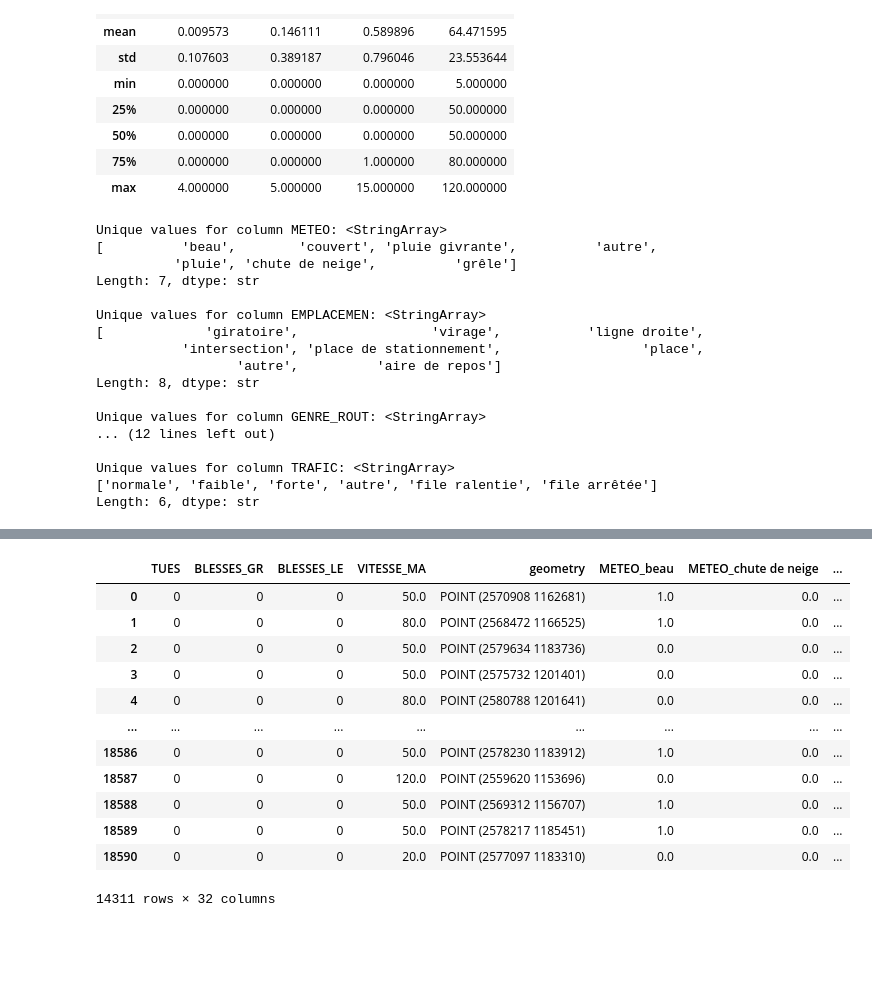
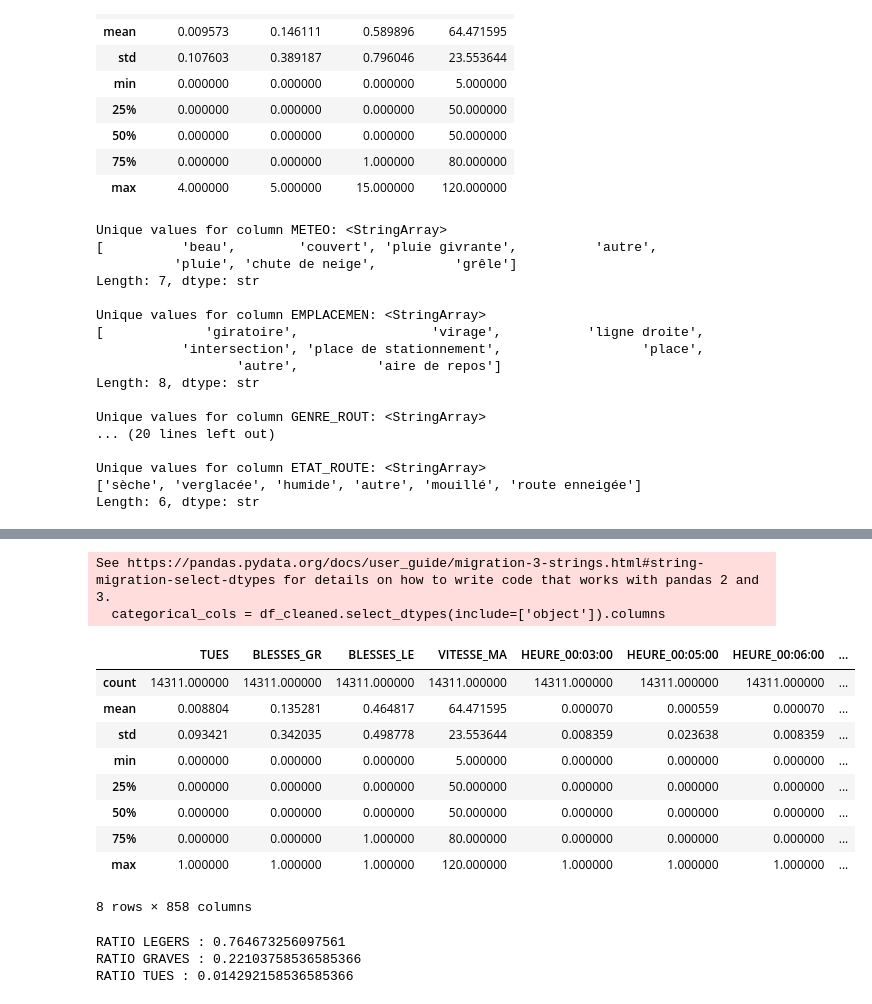
Before and after one commit to val-mon/sos-routier, a Jupyter notebook: classifier.ipynb, the cells around one changed output, grey strips where cells are left out. Drawn from its saved outputs; the diff is of its cells as text; code cells hidden in the pictures; blank space fills up the shorter version.

Commit message:
dev: Random forest, Gradient Boosting and NN

```diff
--- a/classifier.ipynb
+++ b/classifier.ipynb
@@ -79,7 +79,7 @@ dtype: int64
 
 #Drop columns with informations we could not get
 #TODO : SEE AGAINM WHICH COLUMNS TO DROP; MIGHT BE KEEP SOME OF THEM BY USING THE INFOS OF RETRANSCRIPTION ?
-COLUMNS_TO_DROP = ['ECLAIRAGE', 'ETAT_ROUTE', 'DOMMAGES_M', 'PRIORITE', 'TYPE_VALEU', 'TYPE_COMPL', 'GRAVITE_VA']
+COLUMNS_TO_DROP = ['DOMMAGES_M', 'PRIORITE', 'TYPE_VALEU', 'TYPE_COMPL', 'GRAVITE_VA']
 
 if all(col in df.columns for col in COLUMNS_TO_DROP):
     df.drop(columns=COLUMNS_TO_DROP, inplace=True)
@@ -98,7 +98,7 @@ df.describe()
 # %%
 #get unique values for each column
 #REMOVED FROM THE LIST : 'ETAT_ROUTE', 'PRIORITE', 'ECLAIRAGE', , 'TYPE_VALEU', 'TYPE_COMPL', 'GRAVITE_VA'
-UNIQUE_COLUMNS_TO_CHECK = ['METEO', 'EMPLACEMEN', 'GENRE_ROUT', 'LOCALITE',  'LUMIERE', 'TRAFIC']
+UNIQUE_COLUMNS_TO_CHECK = ['METEO', 'EMPLACEMEN', 'GENRE_ROUT', 'LOCALITE',  'ECLAIRAGE', 'LUMIERE', 'TRAFIC', 'ETAT_ROUTE']
 for col in UNIQUE_COLUMNS_TO_CHECK:
     print(f"Unique values for column {col}: {df[col].unique()}\n")
 # %% [output]
@@ -114,10 +114,10 @@ Unique values for column EMPLACEMEN: <StringArray>
 Length: 8, dtype: str
 
 Unique values for column GENRE_ROUT: <StringArray>
-... (12 lines left out)
+... (20 lines left out)
 
-Unique values for column TRAFIC: <StringArray>
-['normale', 'faible', 'forte', 'autre', 'file ralentie', 'file arrêtée']
+Unique values for column ETAT_ROUTE: <StringArray>
+['sèche', 'verglacée', 'humide', 'autre', 'mouillé', 'route enneigée']
 Length: 6, dtype: str
 # %%
 from sklearn.preprocessing import OneHotEncoder
@@ -125,10 +125,11 @@ from sklearn.preprocessing import OneHotEncoder
 df_cleaned = df.copy()
 df_cleaned['DATE'] = pd.to_datetime(df['DATE'].str[:8], format='%Y%m%d')
 heure_str = df['HEURE'].str[-6:]
-df_cleaned['HEURE'] = pd.to_datetime(heure_str, format='%H%M%S').dt.time
+df_cleaned['HEURE'] = pd.to_datetime(heure_str, format='%H%M%S').dt.hour
+print(df_cleaned['HEURE'].head())
 
 
-df_cleaned.drop(columns=['DATE', 'HEURE', 'CAUSE'], inplace=True)
+df_cleaned.drop(columns=['DATE', 'CAUSE'], inplace=True)
 
 categorical_cols = df_cleaned.select_dtypes(include=['object']).columns
 
@@ -142,5 +143,8 @@ encoded_df = pd.DataFrame(
 )
 
 df_final = pd.concat([df_cleaned.drop(columns=categorical_cols), encoded_df], axis=1)
-df_final
+df_final.loc[df_final['TUES'] >= 1, 'TUES'] = 1
+df_final.loc[df_final['BLESSES_LE'] >= 1, 'BLESSES_LE'] = 1
+df_final.loc[df_final['BLESSES_GR'] >= 1, 'BLESSES_GR'] = 1
+df_final.describe()
 # %% [output]
@@ -149,16 +157,15 @@ See https://pandas.pydata.org/docs/user_guide/migration-3-strings.html#string-mi
+See https://pandas.pydata.org/docs/user_guide/migration-3-strings.html#string-migration-select-dtypes for details on how to write code that works with pandas 2 and 3.
+  categorical_cols = df_cleaned.select_dtypes(include=['object']).columns
-|  | TUES | BLESSES_GR | BLESSES_LE | VITESSE_MA | geometry | METEO_beau | METEO_chute de neige | ... |
-| 0 | 0 | 0 | 0 | 50.0 | POINT (2570908 1162681) | 1.0 | 0.0 | ... |
-| 1 | 0 | 0 | 0 | 80.0 | POINT (2568472 1166525) | 1.0 | 0.0 | ... |
-| 2 | 0 | 0 | 0 | 50.0 | POINT (2579634 1183736) | 0.0 | 0.0 | ... |
-| 3 | 0 | 0 | 0 | 50.0 | POINT (2575732 1201401) | 0.0 | 0.0 | ... |
-| 4 | 0 | 0 | 0 | 80.0 | POINT (2580788 1201641) | 0.0 | 0.0 | ... |
-| ... | ... | ... | ... | ... | ... | ... | ... | ... |
-| 18586 | 0 | 0 | 0 | 50.0 | POINT (2578230 1183912) | 1.0 | 0.0 | ... |
-| 18587 | 0 | 0 | 0 | 120.0 | POINT (2559620 1153696) | 0.0 | 0.0 | ... |
-| 18588 | 0 | 0 | 0 | 50.0 | POINT (2569312 1156707) | 1.0 | 0.0 | ... |
-| 18589 | 0 | 0 | 0 | 50.0 | POINT (2578217 1185451) | 1.0 | 0.0 | ... |
-| 18590 | 0 | 0 | 0 | 20.0 | POINT (2577097 1183310) | 0.0 | 0.0 | ... |
+|  | TUES | BLESSES_GR | BLESSES_LE | VITESSE_MA | HEURE_00:03:00 | HEURE_00:05:00 | HEURE_00:06:00 | ... |
+| count | 14311.000000 | 14311.000000 | 14311.000000 | 14311.000000 | 14311.000000 | 14311.000000 | 14311.000000 | ... |
+| mean | 0.008804 | 0.135281 | 0.464817 | 64.471595 | 0.000070 | 0.000559 | 0.000070 | ... |
+| std | 0.093421 | 0.342035 | 0.498778 | 23.553644 | 0.008359 | 0.023638 | 0.008359 | ... |
+| min | 0.000000 | 0.000000 | 0.000000 | 5.000000 | 0.000000 | 0.000000 | 0.000000 | ... |
+| 25% | 0.000000 | 0.000000 | 0.000000 | 50.000000 | 0.000000 | 0.000000 | 0.000000 | ... |
+| 50% | 0.000000 | 0.000000 | 0.000000 | 50.000000 | 0.000000 | 0.000000 | 0.000000 | ... |
+| 75% | 0.000000 | 0.000000 | 1.000000 | 80.000000 | 0.000000 | 0.000000 | 0.000000 | ... |
+| max | 1.000000 | 1.000000 | 1.000000 | 120.000000 | 1.000000 | 1.000000 | 1.000000 | ... |
-14311 rows × 32 columns
+8 rows × 858 columns
 # %%
 #TODO: SEE IF WE COULD KEEP IT FOR FURTHER VISUALIZATION....
 df_final.drop('geometry', inplace=True, axis=1)
@@ -165,8 +194,38 @@ df_final.drop('geometry', inplace=True, axis=1)
 # %%
 #train_val_test split
 from sklearn.model_selection import train_test_split
+from sklearn.ensemble import HistGradientBoostingRegressor
+from sklearn.multioutput import MultiOutputRegressor
 
 X_train, X_test, y_train, y_test = train_test_split(df_final.drop(columns=['TUES','BLESSES_GR','BLESSES_LE']), df_final[['TUES', 'BLESSES_GR', 'BLESSES_LE']], test_size=0.4, random_state=42)
+
+tues_train = y_train['TUES']
+graves_train = y_train['BLESSES_GR']
+legers_train = y_train['BLESSES_LE']
+
+total_tues = tues_train.sum()
+total_graves = graves_train.sum()
+total_legers = legers_train.sum()
+total_accidents = total_tues + total_graves + total_legers
+
+ratio_leger = total_legers / total_accidents+1e-6
+ratio_grave = total_graves / total_accidents+1e-6
+ratio_tue = total_tues / total_accidents+1e-6
+
+print(f"RATIO LEGERS : {ratio_leger}")
+print(f"RATIO GRAVES : {ratio_grave}")
+print(f"RATIO TUES : {ratio_tue}")
+
+sample_weights = (
+    1.0
+    + (y_train['BLESSES_LE'] * ratio_leger)
+    + (y_train['BLESSES_GR'] * ratio_grave)
+    + (y_train['TUES'] * ratio_tue)
+)
+# %% [output]
+RATIO LEGERS : 0.764673256097561
+RATIO GRAVES : 0.22103758536585366
+RATIO TUES : 0.014292158536585366
 # %%
 from sklearn.model_selection import GridSearchCV
 
```
Also changed, not shown: parts of 8 cells of this notebook.
